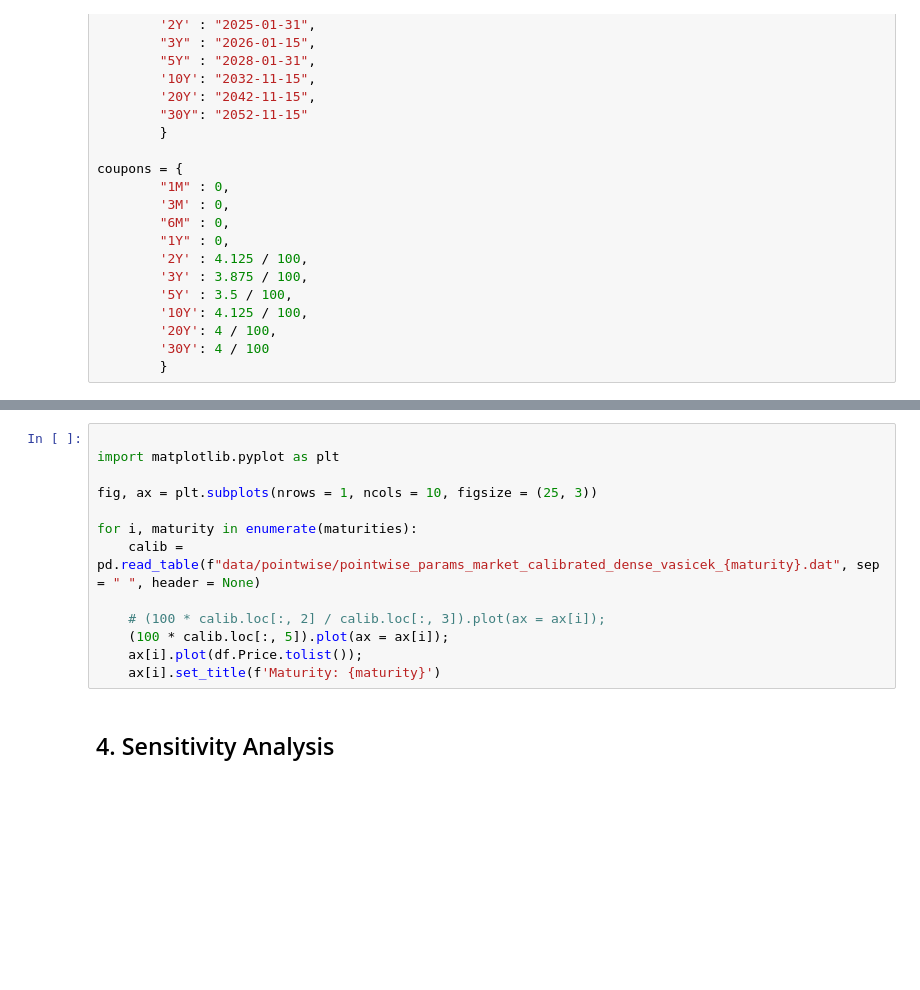
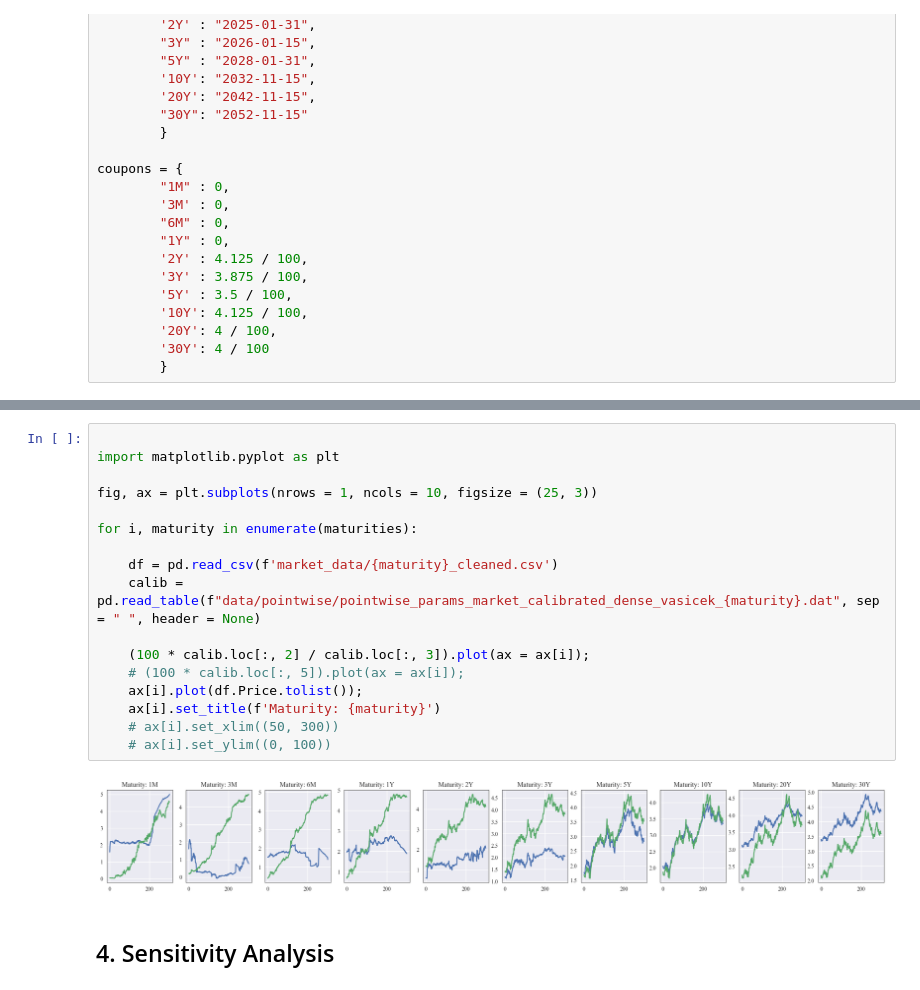
Before and after one commit to samaypanwar/FYP-Code, a Jupyter notebook: notebooks/test.ipynb, the cells around one changed output, grey strips where cells are left out. Drawn from its saved outputs; the diff is of its cells as text; blank space fills up the shorter version.

```diff
--- a/notebooks/test.ipynb
+++ b/notebooks/test.ipynb
@@ -212,15 +227,21 @@ for maturity in maturities:
 # %%
 
 import matplotlib.pyplot as plt
 
 fig, ax = plt.subplots(nrows = 1, ncols = 10, figsize = (25, 3))
 
 for i, maturity in enumerate(maturities):
+
+    df = pd.read_csv(f'market_data/{maturity}_cleaned.csv')
     calib = pd.read_table(f"data/pointwise/pointwise_params_market_calibrated_dense_vasicek_{maturity}.dat", sep = " ", header = None)
 
-    # (100 * calib.loc[:, 2] / calib.loc[:, 3]).plot(ax = ax[i]);
-    (100 * calib.loc[:, 5]).plot(ax = ax[i]);
+    (100 * calib.loc[:, 2] / calib.loc[:, 3]).plot(ax = ax[i]);
+    # (100 * calib.loc[:, 5]).plot(ax = ax[i]);
     ax[i].plot(df.Price.tolist());
     ax[i].set_title(f'Maturity: {maturity}')
+    # ax[i].set_xlim((50, 300))
+    # ax[i].set_ylim((0, 100))
+# %% [output]
+[figure, added]
 # %% [markdown]
 ## 4. Sensitivity Analysis
```
Also changed, not shown: parts of 10 cells of this notebook, 24 other files.
